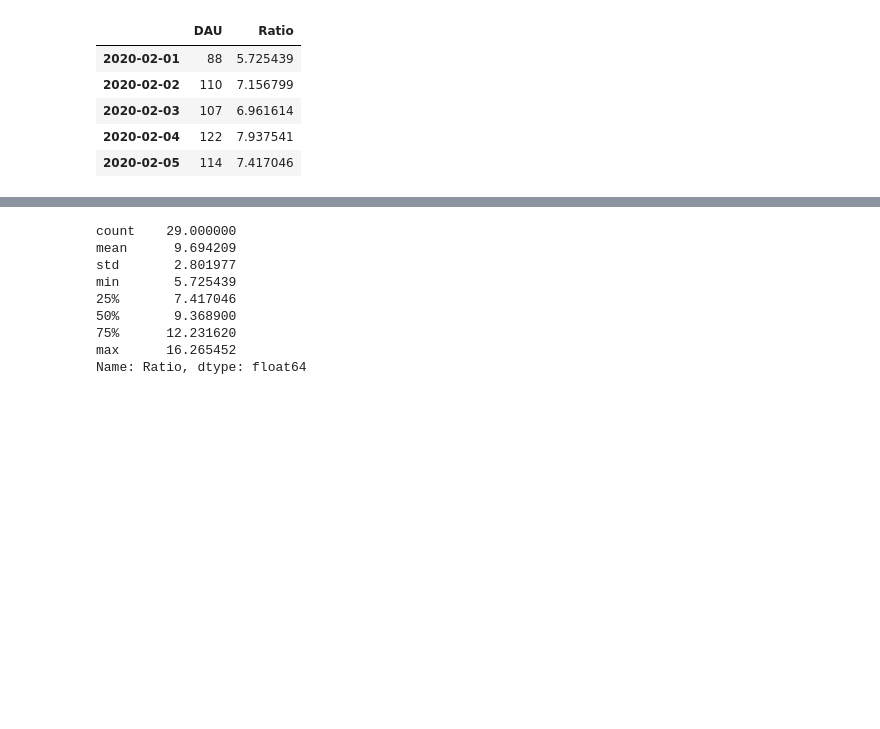
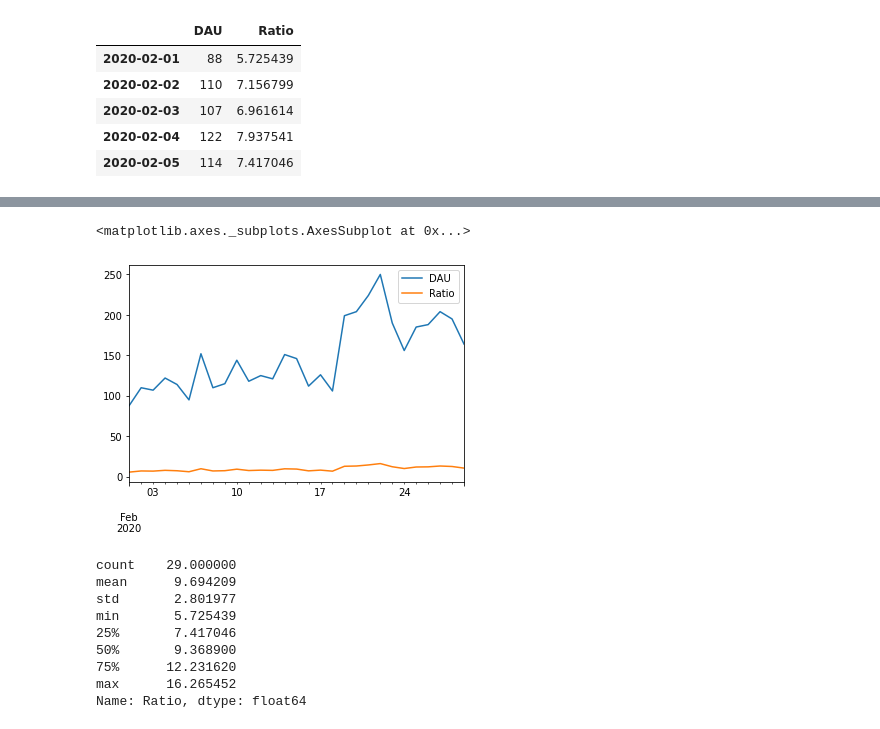
Before and after one commit to Mayank1325/Customer-Analytics, a Jupyter notebook: FR.ipynb, the cells around one changed output, grey strips where cells are left out. Cells and saved outputs as stored; diff of their text form; code cells hidden in the pictures; blank space fills up the shorter version.

```diff
--- a/FR.ipynb
+++ b/FR.ipynb
@@ -247,3 +281,8 @@ df2.head()
+# %%
+df2.plot()
+# %% [output]
+<matplotlib.axes._subplots.AxesSubplot at 0x...>
+[figure, added]
 # %%
 Stats_feb=df2['Ratio'].describe()
 Stats_feb
```
Also changed, not shown: parts of 16 cells of this notebook.
